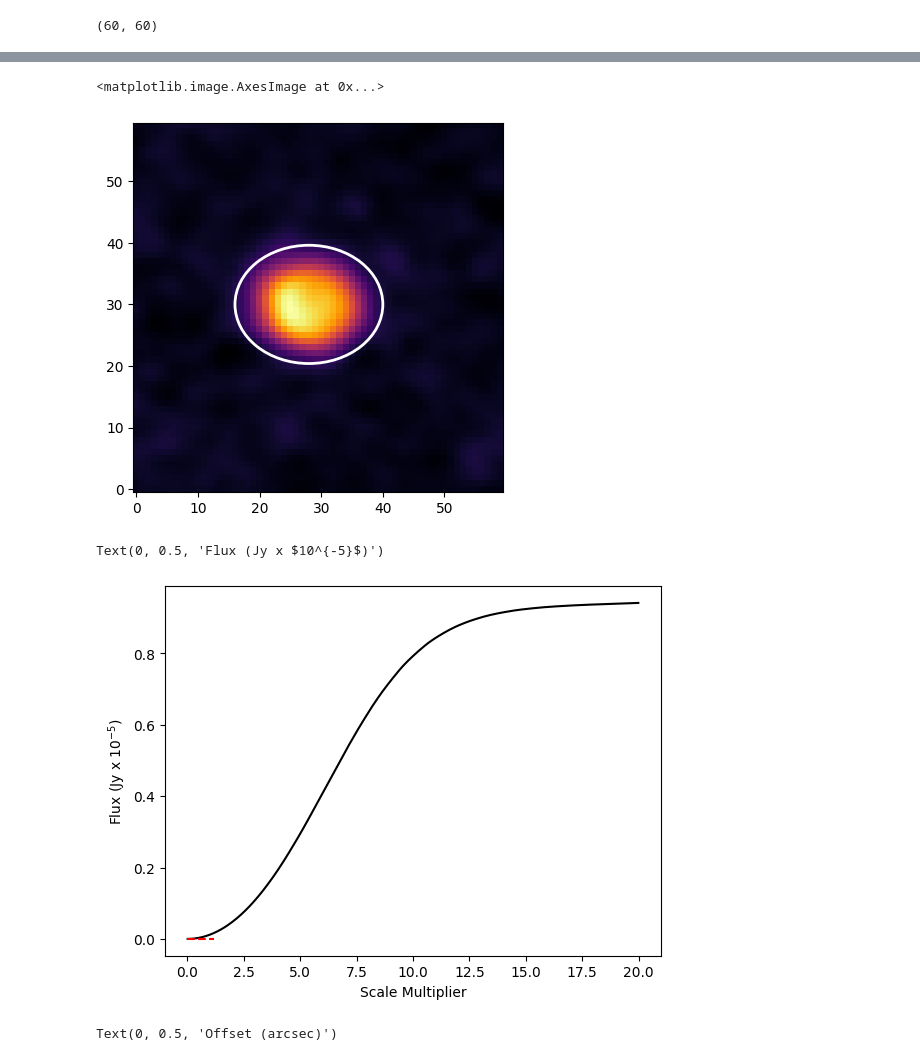
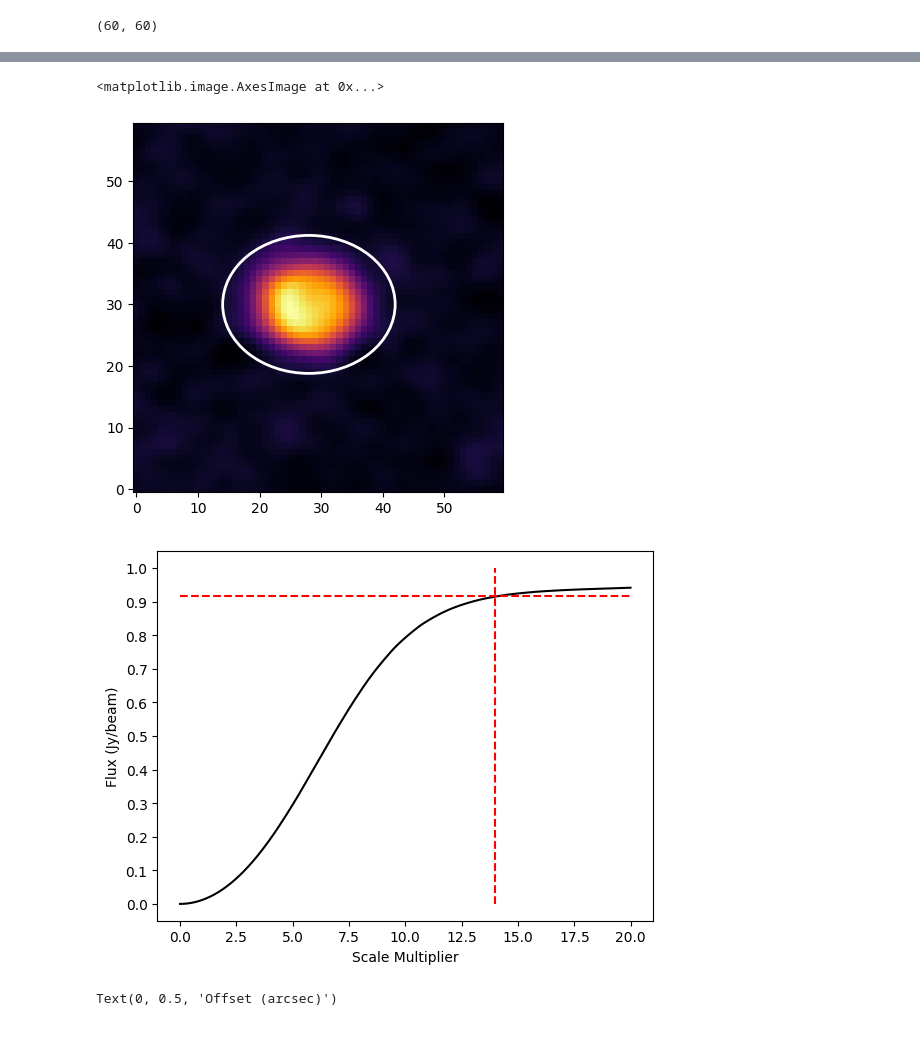
Before and after one commit to danmcl77/masters, a Jupyter notebook: Plotting.ipynb, the cells around one changed output, grey strips where cells are left out. Saved outputs shown, nothing was run; the diff lists cells and outputs as text; code cells hidden in the pictures.

```diff
--- a/Plotting.ipynb
+++ b/Plotting.ipynb
@@ -17,7 +17,7 @@ continuum.shape
 fig, ax = plt.subplots()
 
 positions = [(0.1, 0)]
-m=1
+m=1.2
 ap = aperture.EllipticalAperture(positions, a=1*m,b=0.8*m)
 
 
@@ -47,6 +47,6 @@ print(Flux)
 # %%
 positions = [(28, 30)]
-m=12
+m=14
 ap = aperture.EllipticalAperture(positions, a=1*m,b=0.8*m)
 
 
@@ -58,32 +58,31 @@ ap_patches = ap.plot(color='white', lw=2,
 plt.imshow(continuum.data,origin='lower',cmap='inferno')
 # %% [output]
 <matplotlib.image.AxesImage at 0x...>
-[figure, old version]
+[figure, new version]
 # %%
 
-
+plt.locator_params(axis='y',nbins=20)
 positions = [(len(continuum.data[0])/2 -2, len(continuum.data)/2)]
 fluxes = []
 index = []
 for i in range(1,2000):
     ap = aperture.EllipticalAperture(positions, a=1*(i/100),b=0.8*(i/100))
     Flux = aperture.ApertureStats(continuum.data, ap).sum
     index.append(i/100)
     fluxes.append(Flux#*(np.pi*1*(i/100)*0.8*(i/100)*0.08172**2)/0.857
                  )
 
 
 plt.plot(index,fluxes,color='black')
-plt.plot(np.ones(50),np.linspace(0,0.0002),linestyle='dashed',color='red')
-plt.plot(np.linspace(0,1.2,50),0.000088*np.ones(50),linestyle='dashed',color='red')
+plt.plot(14*np.ones(50),np.linspace(0,1),linestyle='dashed',color='red')
+plt.plot(np.linspace(0,20,50),0.915*np.ones(50),linestyle='dashed',color='red')
 
 plt.xlabel('Scale Multiplier')
-plt.ylabel('Flux (Jy x $10^{-5}$)')
+plt.ylabel('Flux (Jy/beam)')
 
-#plt.savefig('ContinuumFlux1.png')
+plt.savefig('ContinuumFlux1.pdf')
 # %% [output]
-Text(0, 0.5, 'Flux (Jy x $10^{-5}$)')
-[figure, old version]
+[figure, new version]
 # %%
 fig, ax = plt.subplots()
 contbig = ndimage.zoom(continuum.data,10)
```
Also changed, not shown: parts of 3 cells of this notebook, 3 other files.
